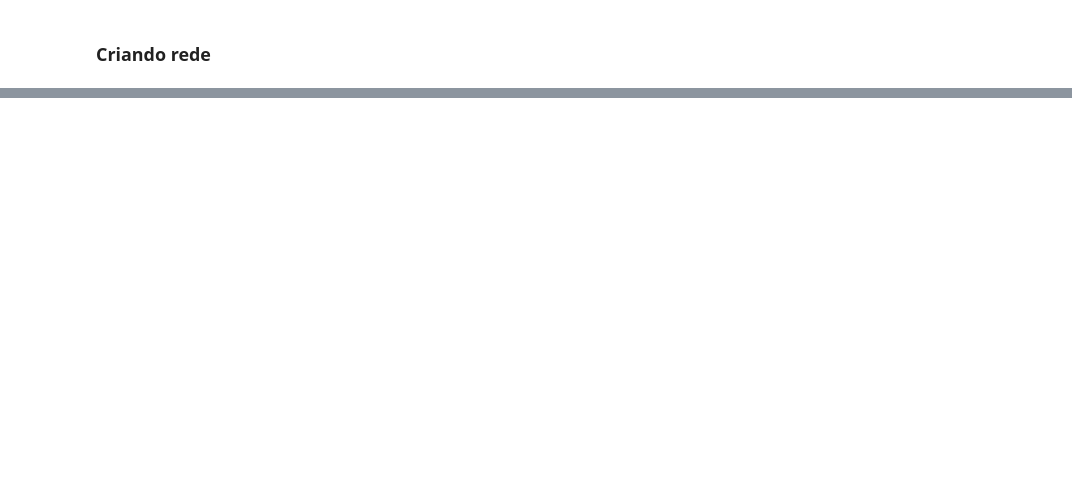
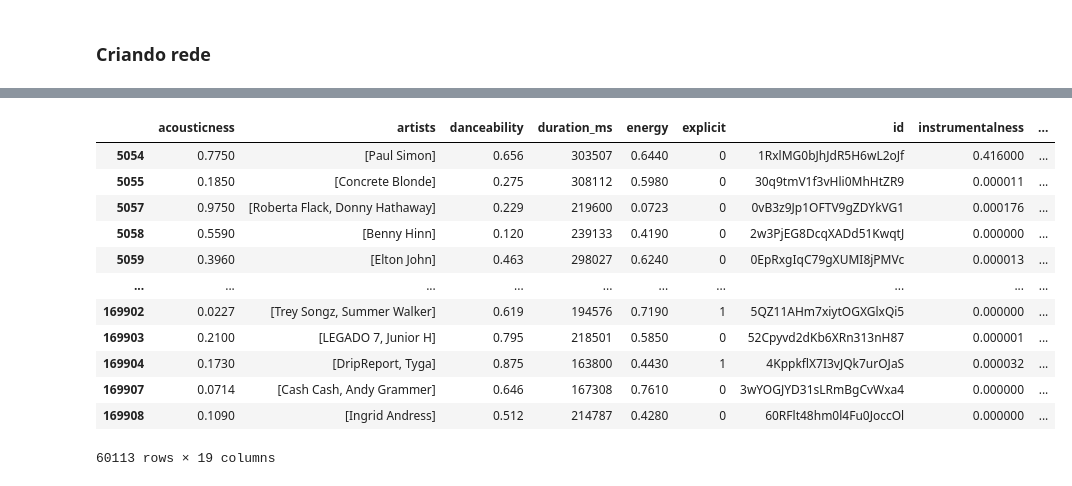
Before and after one commit to hashiprobr-classroom/parte-tecnica-do-projeto-grupof, a Jupyter notebook: notebooks/projeto1-ciclo3.ipynb, the cells around one changed output, grey strips where cells are left out. Drawn from its saved outputs; the diff is of its cells as text; code cells hidden in the pictures; blank space fills up the shorter version.

```diff
--- a/notebooks/projeto1-ciclo3.ipynb
+++ b/notebooks/projeto1-ciclo3.ipynb
@@ -242,0 +313,16 @@ Notes:
+# %%
+df_recorte
+# %% [output]
+|  | acousticness | artists | danceability | duration_ms | energy | explicit | id | instrumentalness | ... |
+| 5054 | 0.7750 | [Paul Simon] | 0.656 | 303507 | 0.6440 | 0 | 1RxlMG0bJhJdR5H6wL2oJf | 0.416000 | ... |
+| 5055 | 0.1850 | [Concrete Blonde] | 0.275 | 308112 | 0.5980 | 0 | 30q9tmV1f3vHli0MhHtZR9 | 0.000011 | ... |
+| 5057 | 0.9750 | [Roberta Flack, Donny Hathaway] | 0.229 | 219600 | 0.0723 | 0 | 0vB3z9Jp1OFTV9gZDYkVG1 | 0.000176 | ... |
+| 5058 | 0.5590 | [Benny Hinn] | 0.120 | 239133 | 0.4190 | 0 | 2w3PjEG8DcqXADd51KwqtJ | 0.000000 | ... |
+| 5059 | 0.3960 | [Elton John] | 0.463 | 298027 | 0.6240 | 0 | 0EpRxgIqC79gXUMI8jPMVc | 0.000013 | ... |
+| ... | ... | ... | ... | ... | ... | ... | ... | ... | ... |
+| 169902 | 0.0227 | [Trey Songz, Summer Walker] | 0.619 | 194576 | 0.7190 | 1 | 5QZ11AHm7xiytOGXGlxQi5 | 0.000000 | ... |
+| 169903 | 0.2100 | [LEGADO 7, Junior H] | 0.795 | 218501 | 0.5850 | 0 | 52Cpyvd2dKb6XRn313nH87 | 0.000001 | ... |
+| 169904 | 0.1730 | [DripReport, Tyga] | 0.875 | 163800 | 0.4430 | 1 | 4KppkflX7I3vJQk7urOJaS | 0.000032 | ... |
+| 169907 | 0.0714 | [Cash Cash, Andy Grammer] | 0.646 | 167308 | 0.7610 | 0 | 3wYOGJYD31sLRmBgCvWxa4 | 0.000000 | ... |
+| 169908 | 0.1090 | [Ingrid Andress] | 0.512 | 214787 | 0.4280 | 0 | 60RFlt48hm0l4Fu0JoccOl | 0.000000 | ... |
+60113 rows × 19 columns
```
Also changed, not shown: parts of 16 cells of this notebook.
